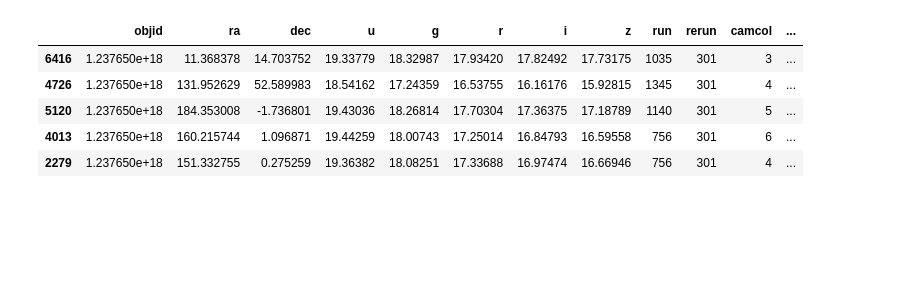
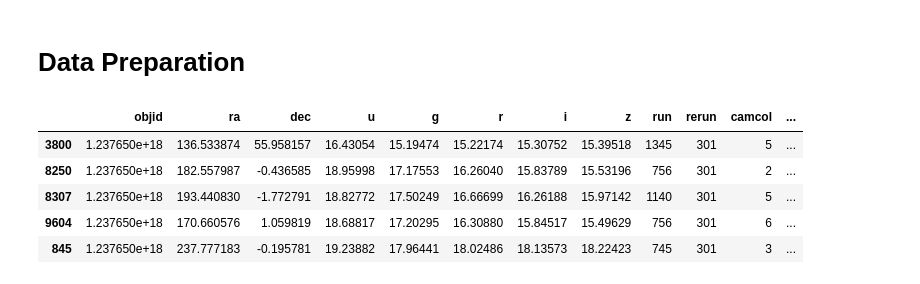
Before and after one commit to urishiraval/cos711-a2, a Jupyter notebook: DataPreperation.ipynb, the cells around one changed output. Drawn from its saved outputs; the diff is of its cells as text; code cells hidden in the pictures; blank space fills up the shorter version.

```diff
--- a/DataPreperation.ipynb
+++ b/DataPreperation.ipynb
@@ -3,12 +5,12 @@ import pandas as pd
+# %% [markdown]
+# Data Preparation
 # %%
 data = pd.read_csv('data/dataset.csv')
+data.sample(5)
+# %% [output]
+|  | objid | ra | dec | u | g | r | i | z | run | rerun | camcol | ... |
+| 3800 | 1.237650e+18 | 136.533874 | 55.958157 | 16.43054 | 15.19474 | 15.22174 | 15.30752 | 15.39518 | 1345 | 301 | 5 | ... |
+| 8250 | 1.237650e+18 | 182.557987 | -0.436585 | 18.95998 | 17.17553 | 16.26040 | 15.83789 | 15.53196 | 756 | 301 | 2 | ... |
+| 8307 | 1.237650e+18 | 193.440830 | -1.772791 | 18.82772 | 17.50249 | 16.66699 | 16.26188 | 15.97142 | 1140 | 301 | 5 | ... |
+| 9604 | 1.237650e+18 | 170.660576 | 1.059819 | 18.68817 | 17.20295 | 16.30880 | 15.84517 | 15.49629 | 756 | 301 | 6 | ... |
+| 845 | 1.237650e+18 | 237.777183 | -0.195781 | 19.23882 | 17.96441 | 18.02486 | 18.13573 | 18.22423 | 745 | 301 | 3 | ... |
-# %%
-sample = data.sample(33)
-sample.head()
-# %% [output]
-|  | objid | ra | dec | u | g | r | i | z | run | rerun | camcol | ... |
-| 6416 | 1.237650e+18 | 11.368378 | 14.703752 | 19.33779 | 18.32987 | 17.93420 | 17.82492 | 17.73175 | 1035 | 301 | 3 | ... |
-| 4726 | 1.237650e+18 | 131.952629 | 52.589983 | 18.54162 | 17.24359 | 16.53755 | 16.16176 | 15.92815 | 1345 | 301 | 4 | ... |
-| 5120 | 1.237650e+18 | 184.353008 | -1.736801 | 19.43036 | 18.26814 | 17.70304 | 17.36375 | 17.18789 | 1140 | 301 | 5 | ... |
-| 4013 | 1.237650e+18 | 160.215744 | 1.096871 | 19.44259 | 18.00743 | 17.25014 | 16.84793 | 16.59558 | 756 | 301 | 6 | ... |
-| 2279 | 1.237650e+18 | 151.332755 | 0.275259 | 19.36382 | 18.08251 | 17.33688 | 16.97474 | 16.66946 | 756 | 301 | 4 | ... |
```
Also changed, not shown: parts of 20 cells of this notebook, 5 other files.
